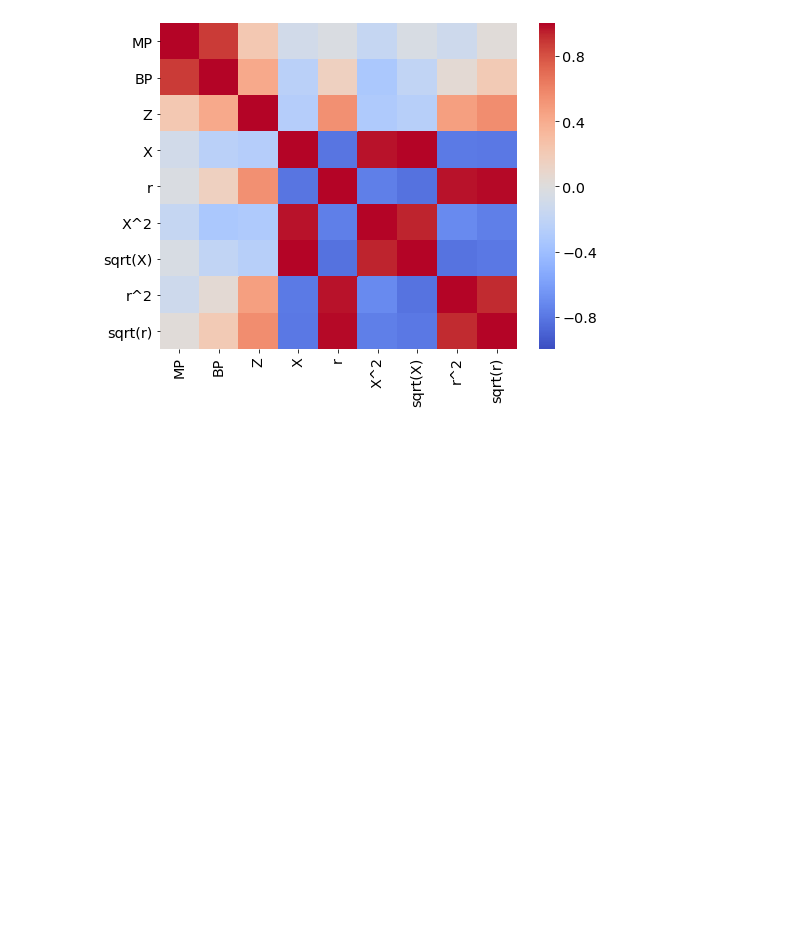
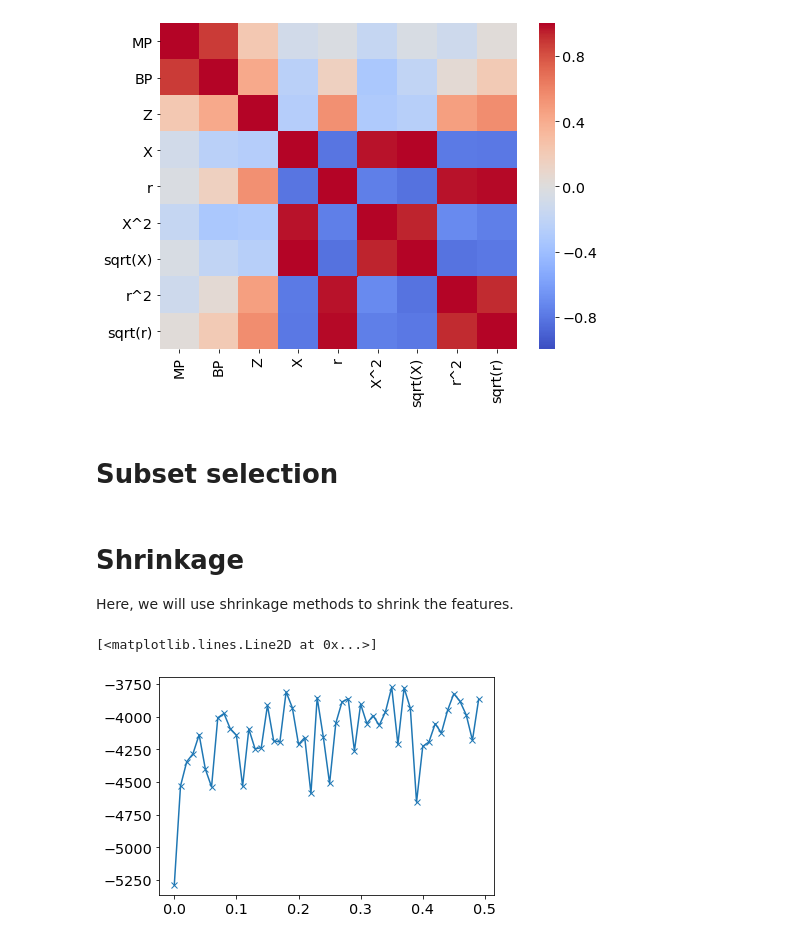
Before and after one commit to materialsvirtuallab/nano281, a Jupyter notebook: lectures/Lecture 2 - Linear methods.ipynb, the cells around one changed output. Drawn from its saved outputs; the diff is of its cells as text; code cells hidden in the pictures; blank space fills up the shorter version.

Commit message:
Add ridge and lasso'

```diff
--- a/lectures/Lecture 2 - Linear methods.ipynb
+++ b/lectures/Lecture 2 - Linear methods.ipynb
@@ -110,3 +114,15 @@ f, ax = plt.subplots(figsize=(8, 6))
 ax = sns.heatmap(x.corr(), cmap="coolwarm", vmin=-1, vmax=1, ax=ax)
 # %% [output]
 [figure]
+# %% [markdown]
+# Subset selection
+# %% [markdown]
+# Shrinkage
+
+Here, we will use shrinkage methods to shrink the features.
+# %%
+scaler = StandardScaler()
+scaler.fit(x)
+means_ = scaler.mean_
+stds_ = scaler.scale_
+z = scaler.transform(x)
@@ -112,0 +131,27 @@ ax = sns.heatmap(x.corr(), cmap="coolwarm", vmin=-1, vmax=1, ax=ax)
+# %%
+results = []
+coeffs = []
+kfold = KFold(n_splits=10, shuffle=True)
+for alpha in np.arange(0, 0.5, 0.01):
+    ridge = linear_model.Ridge(alpha=alpha, max_iter=10000)
+    ridge.fit(z, y)
+    coeffs.append(ridge.coef_)
+    scores = cross_validate(ridge, z, y, cv=kfold, scoring="neg_mean_squared_error")
+    # print(scores)
+    results.append((alpha, np.mean(scores["test_score"])))
+
+results = pd.DataFrame(results, columns=["alpha", "score"])
+plt.plot(results["alpha"], results["score"], '-x')
+# plt.plot(results["alpha"], coeffs)
+# r2 = reg.score(z, y)
+# equation = ["%.2e %s" % (v, f) for v, f in zip(reg.coef_, features)]
+# print("K = %.1f + %s" % (reg.intercept_, " + ".join(equation)))
+# f, ax = plt.subplots(figsize=(12, 8))
+# yhat = reg.predict(z)
+# sns.scatterplot(y, yhat)
+# l = plt.ylabel("$K_{predicted}$ (GPa)")
+# l = plt.xlabel("$K$ (GPa)")
+# l = plt.annotate("$R^2$ = %.3f, MSE = %.1f" % (r2, mean_squared_error(y, yhat)), (200, 0), fontsize=18)
+# %% [output]
+[<matplotlib.lines.Line2D at 0x...>]
+[figure, added]
```
Also changed, not shown: parts of 4 cells of this notebook.
